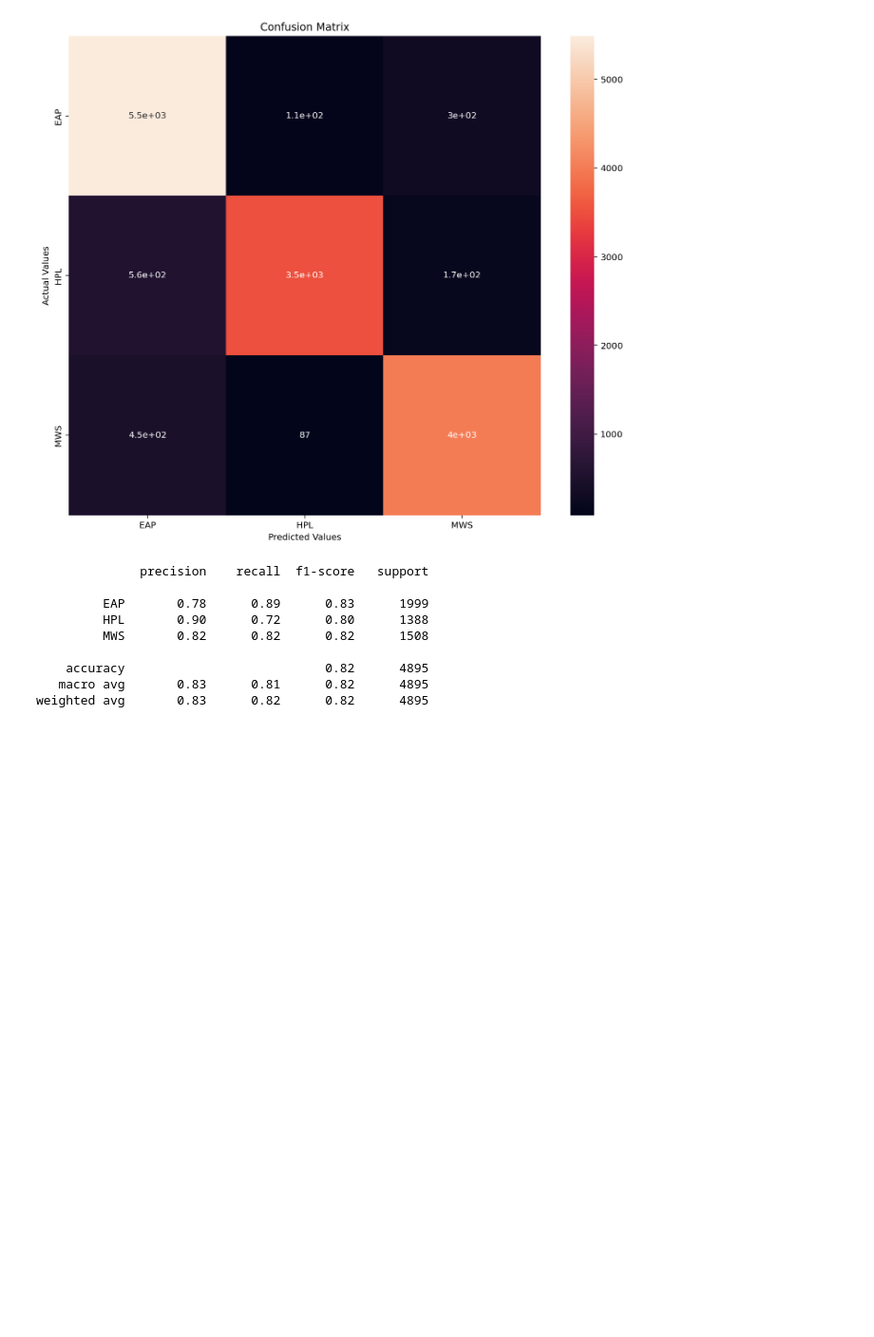
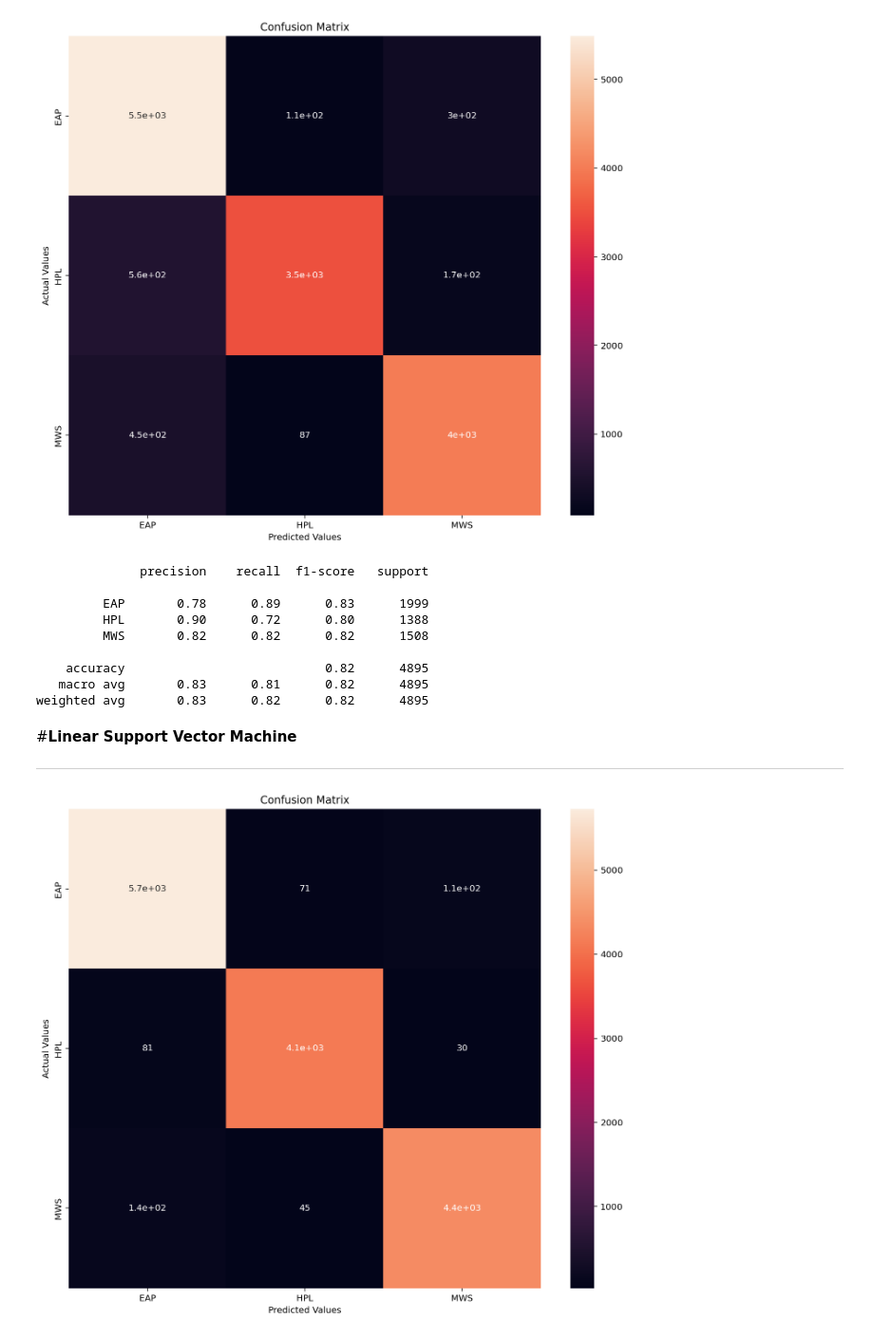
Before and after one commit to AnnayanB/DataScienceCapstoneProjects, a Jupyter notebook: NLP_TextAnalytics.ipynb, the cells around one changed output. Shown: that part at 95% size. Cells and saved outputs as stored; diff of their text form; code cells hidden in the pictures; blank space fills up the shorter version.

```diff
--- a/NLP_TextAnalytics.ipynb
+++ b/NLP_TextAnalytics.ipynb
@@ -563,3 +564,26 @@ print(metrics.classification_report(y_test, test_preds, target_names=data['autho
     accuracy                           0.82      4895
    macro avg       0.83      0.81      0.82      4895
 weighted avg       0.83      0.82      0.82      4895
+# %% [markdown]
+#**Linear Support Vector Machine**
+
+---
+# %%
+SVC = LinearSVC().fit(X_train, y_train)
+# %%
+train_preds1 = SVC.predict(X_train)
+# %%
+# Confusion matrices for train
+cm_train1 = confusion_matrix(y_train,train_preds1)
+# %%
+df3 = pd.DataFrame(cm_train1, index = ['EAP','HPL','MWS'], columns=['EAP','HPL','MWS'])
+# %%
+#Plotting the confusion matrix
+plt.figure(figsize=(12,10))
+sns.heatmap(df3, annot=True)
+plt.title('Confusion Matrix')
+plt.ylabel('Actual Values')
+plt.xlabel('Predicted Values')
+plt.show()
+# %% [output]
+[figure, added]
```
Also changed, not shown: parts of 9 cells of this notebook.
